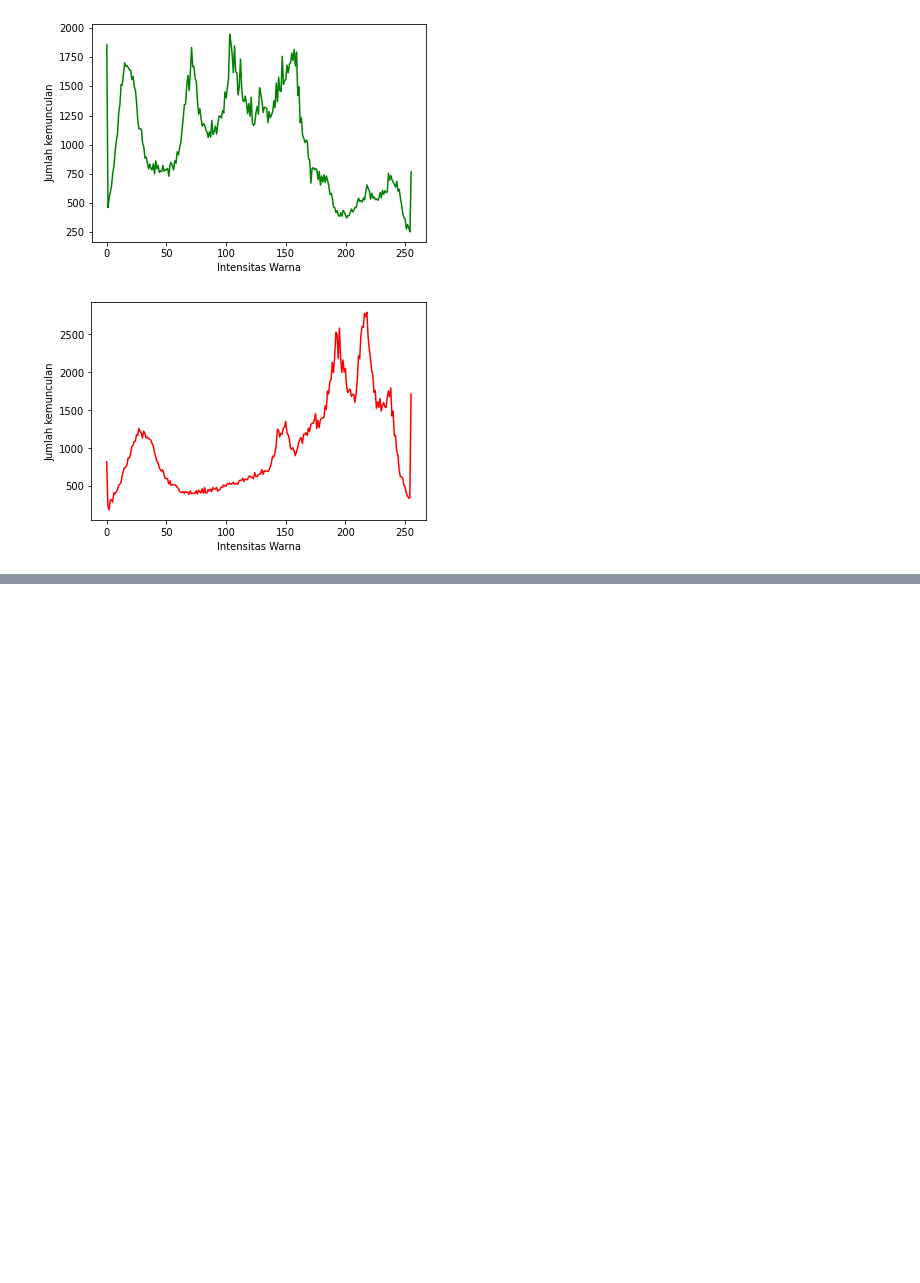
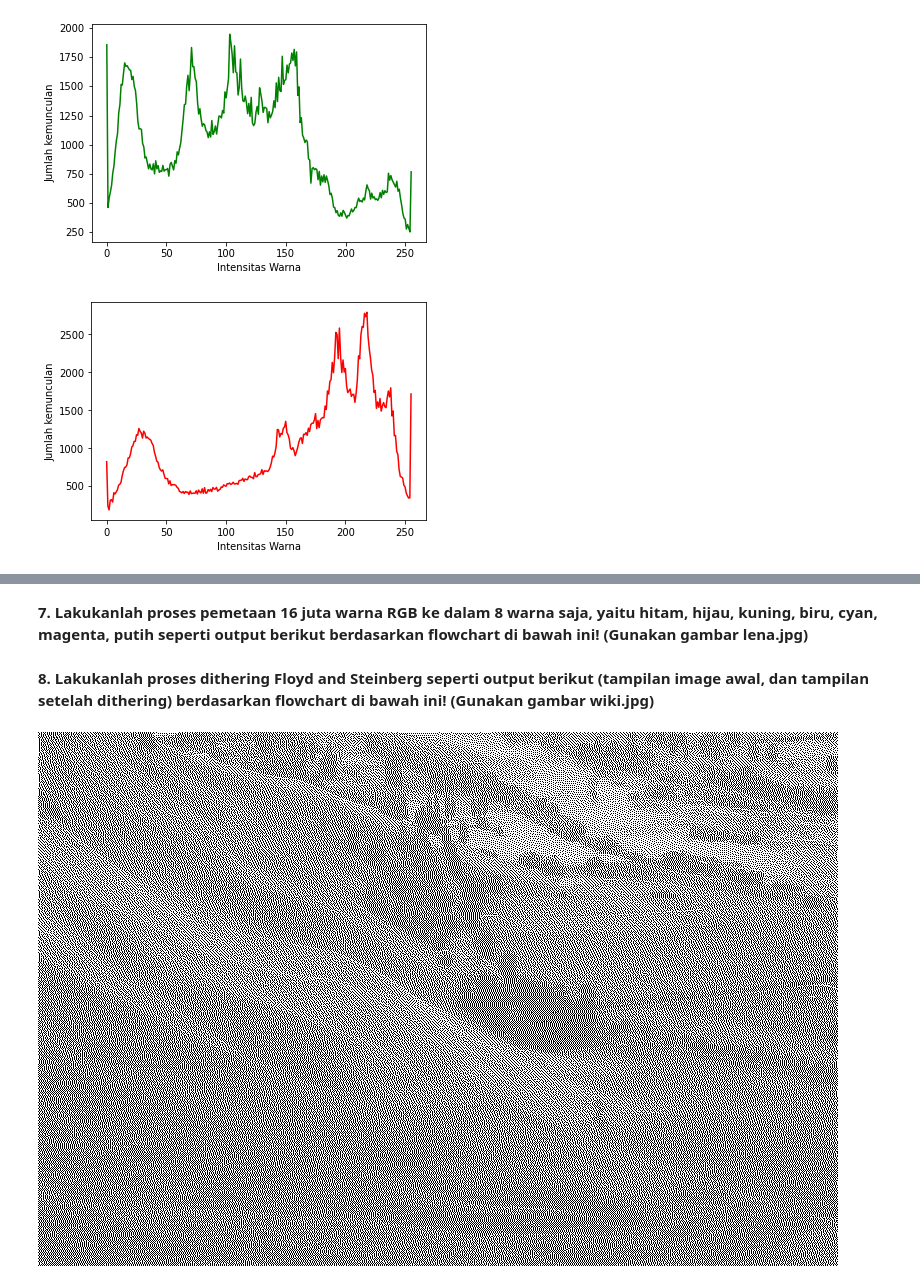
Before and after one commit to b-bella99/PCVK_Genap_2021, a Jupyter notebook: Week6.ipynb, the cells around one changed output, grey strips where cells are left out. Cells and saved outputs as stored; diff of their text form; code cells hidden in the pictures; blank space fills up the shorter version.

```diff
--- a/Week6.ipynb
+++ b/Week6.ipynb
@@ -75,0 +172,60 @@ for channel_id, c in zip(channel_ids, colors):
+# %% [markdown]
+**7. Lakukanlah proses pemetaan 16 juta warna RGB ke dalam 8 warna saja, yaitu hitam, hijau, kuning, biru, cyan, magenta, putih seperti output berikut berdasarkan flowchart di bawah ini! (Gunakan gambar lena.jpg)**
+# %% [markdown]
+**8. Lakukanlah proses dithering Floyd and Steinberg seperti output berikut (tampilan image awal, dan tampilan setelah dithering) berdasarkan flowchart di bawah ini! (Gunakan gambar wiki.jpg)**
+# %%
+from PIL import Image
+import cv2
+import numpy as np
+
+imageConvert = Image.open('/content/drive/MyDrive/PCVK/wiki.jpg').convert(mode='1',dither=Image.FLOYDSTEINBERG)
+imageConvert.save('/content/drive/MyDrive/PCVK/wiki.jpg')
+
+Image = cv2.imread('/content/drive/MyDrive/PCVK/wiki.jpg')
+
+GrayImage = cv2.cvtColor(Image, cv2.COLOR_BGR2GRAY)
+cv2.imwrite('/content/drive/MyDrive/PCVK/wiki.jpg', GrayImage)
+
+Height = GrayImage.shape[0]
+Width = GrayImage.shape[1]
+
+for y in range(0, Height):
+    for x in range(0, Width):
+
+        old_value = GrayImage[y, x]
+        new_value = 0
+        if (old_value > 128) :
+            new_value = 255
+
+        GrayImage[y, x] = new_value
+
+        Error = old_value - new_value
+
+        if (x<Width-1):
+            NewNumber = GrayImage[y, x+1] + Error * 7 / 16
+            if (NewNumber>255) : NewNumber=255
+            elif (NewNumber<0) : NewNumber=0
+            GrayImage[y, x+1] = NewNumber
+
+        if (x>0 and y<Height-1):
+            NewNumber = GrayImage[y+1, x-1] + Error * 3 / 16
+            if (NewNumber>255) : NewNumber=255
+            elif (NewNumber<0) : NewNumber=0
+            GrayImage[y+1, x-1] = NewNumber
+
+        if (y<Height-1):
+            NewNumber= GrayImage[y+1, x] + Error * 5 / 16
+            if (NewNumber>255) : NewNumber=255
+            elif (NewNumber<0) : NewNumber=0
+            GrayImage[y+1, x] = NewNumber
+
+        if (y<Height-1 and x<Width-1):
+            NewNumber = GrayImage[y+1, x+1] + Error * 1 / 16
+            if (NewNumber>255) : NewNumber=255
+            elif (NewNumber<0) : NewNumber=0
+            GrayImage[y+1, x+1] = NewNumber
+
+cv2.imwrite('/content/drive/MyDrive/PCVK/wiki.jpg', GrayImage)
+cv2_imshow(GrayImage)
+# %% [output]
+[figure, added]
```
Also changed, not shown: parts of 4 cells of this notebook.
